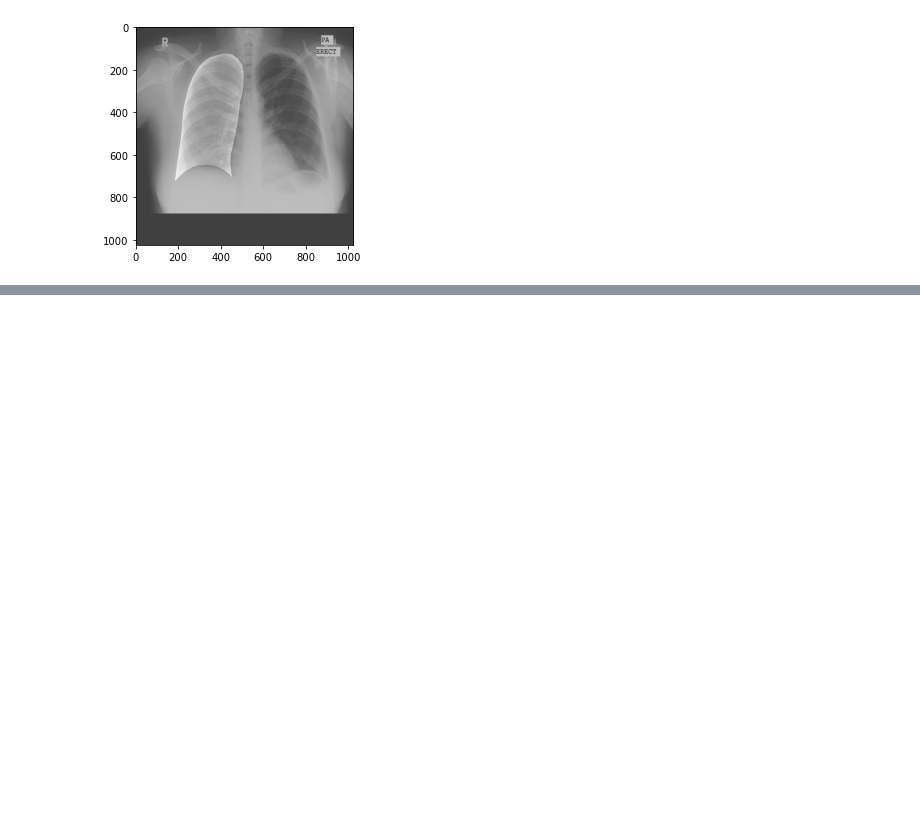
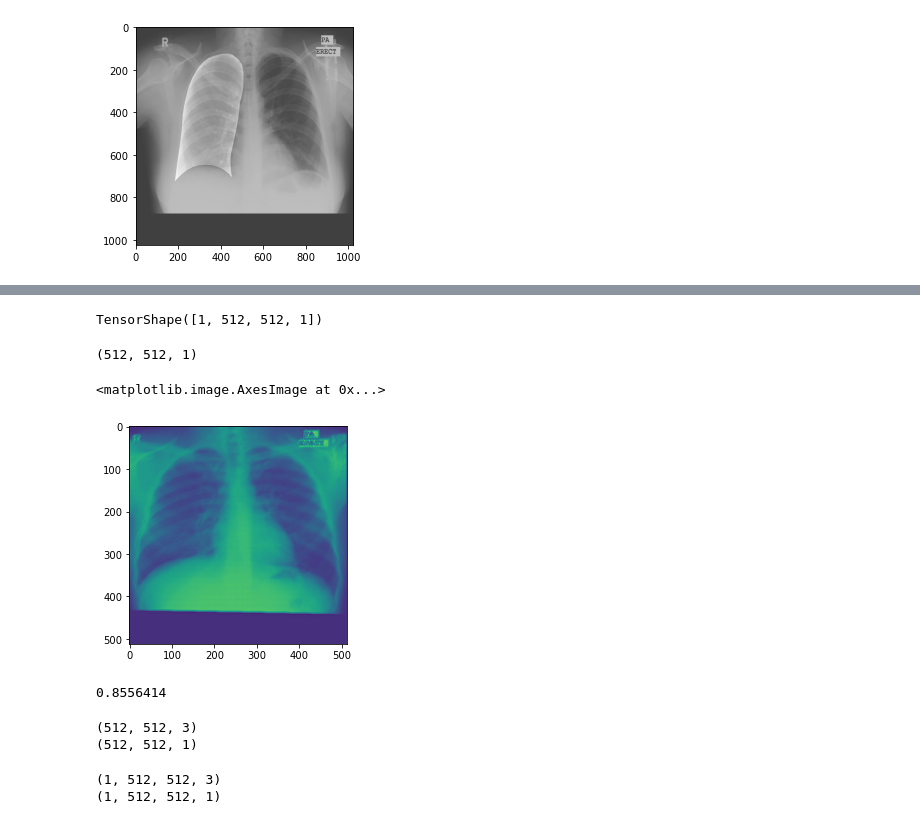
Before and after one commit to iteam1/Lung-segmentation-Unet, a Jupyter notebook: notebook.ipynb, the cells around one changed output, grey strips where cells are left out. Cells and saved outputs as stored; diff of their text form; code cells hidden in the pictures; blank space fills up the shorter version.

```diff
--- a/Unet.ipynb
+++ b/notebook.ipynb
@@ -139,7 +142,8 @@ def read_image(path,target_size = (512,512)):
     '''
     image = tf.keras.preprocessing.image.load_img(path,target_size = target_size)
     image_tensor = tf.keras.preprocessing.image.img_to_array(image)
-    image_tensor = tf.expand_dims(image_tensor,axis = 0)
+    image_tensor = image_tensor /255.
+    #image_tensor = tf.expand_dims(image_tensor,axis = 0)
     return image_tensor
 # %%
 tensor = read_image('NLM-MontgomeryCXRSet\MontgomerySet\CXR_png\MCUCXR_0005_0.png')
@@ -162,0 +189,3 @@ def read_mask(path1,path2):
+# %%
+model = build_unet(input_shape = (H,W,3))
+model.summary()
@@ -162,0 +210,15 @@ def read_mask(path1,path2):
+# %%
+pred =  model(tf.expand_dims(tensor,axis =0))
+# %%
+pred.shape
+# %% [output]
+TensorShape([1, 512, 512, 1])
+# %%
+mask.shape
+# %% [output]
+(512, 512, 1)
+# %%
+plt.imshow(pred[0])
+# %% [output]
+<matplotlib.image.AxesImage at 0x...>
+[figure, added]
@@ -162,0 +227,10 @@ def read_mask(path1,path2):
+# %%
+loss(mask,pred[0]).numpy()
+# %% [output]
+0.8556414
+# %%
+print(tensor.shape)
+print(mask.shape)
+# %% [output]
+(512, 512, 3)
+(512, 512, 1)
@@ -162,0 +242,8 @@ def read_mask(path1,path2):
+# %%
+train_x = np.asanyarray(tensor).astype('float32').reshape(1,512,512,3)
+print(train_x.shape)
+train_y = np.asanyarray(mask).astype('float32').reshape(1,512,512,1)
+print(train_y.shape)
+# %% [output]
+(1, 512, 512, 3)
+(1, 512, 512, 1)
```
Also changed, not shown: parts of 13 cells of this notebook, 3 other files.
